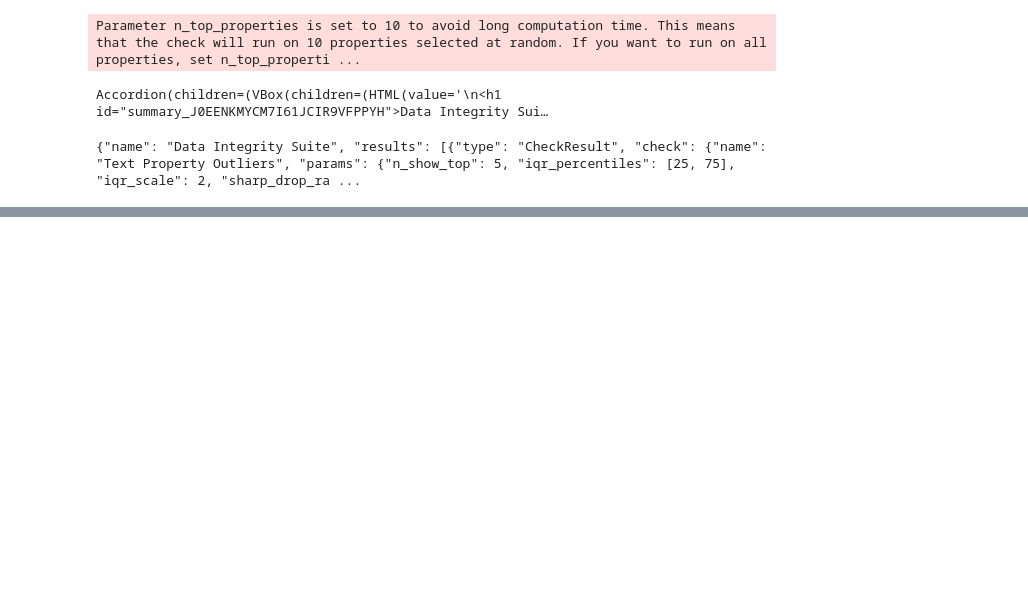
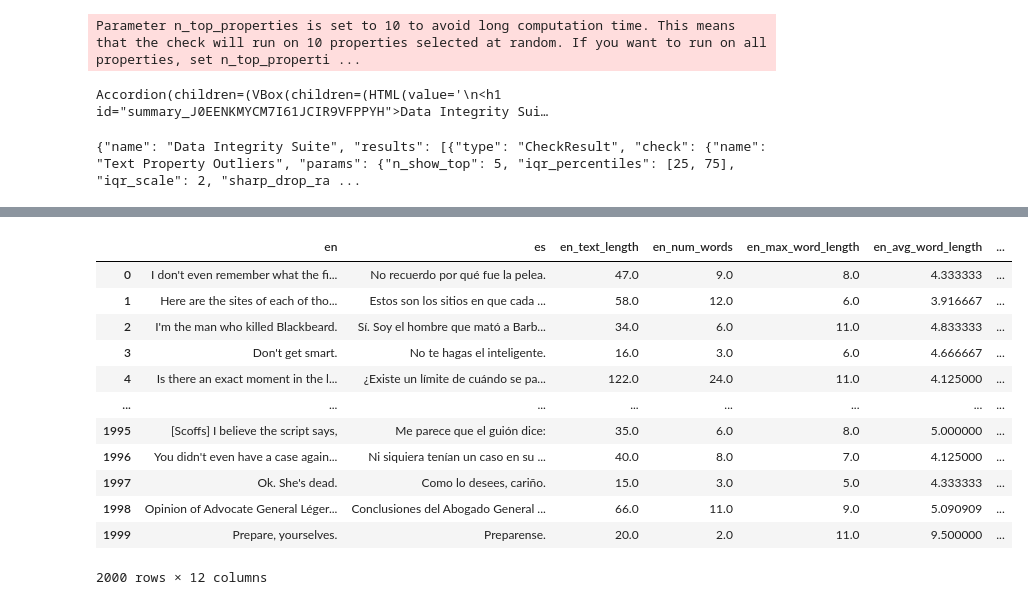
Before and after one commit to cmudig/Texture, a Jupyter notebook: analysis/opus100_analysis.ipynb, the cells around one changed output, grey strips where cells are left out. Saved outputs shown, nothing was run; the diff lists cells and outputs as text; code cells hidden in the pictures; blank space fills up the shorter version.

```diff
--- a/analysis/opus100_analysis.ipynb
+++ b/analysis/opus100_analysis.ipynb
@@ -130,0 +160,16 @@ df
+# %%
+extract_all_metadata(df)
+# %% [output]
+|  | en | es | en_text_length | en_num_words | en_max_word_length | en_avg_word_length | ... |
+| 0 | I don't even remember what the fi... | No recuerdo por qué fue la pelea. | 47.0 | 9.0 | 8.0 | 4.333333 | ... |
+| 1 | Here are the sites of each of tho... | Estos son los sitios en que cada ... | 58.0 | 12.0 | 6.0 | 3.916667 | ... |
+| 2 | I'm the man who killed Blackbeard. | Sí. Soy el hombre que mató a Barb... | 34.0 | 6.0 | 11.0 | 4.833333 | ... |
+| 3 | Don't get smart. | No te hagas el inteligente. | 16.0 | 3.0 | 6.0 | 4.666667 | ... |
+| 4 | Is there an exact moment in the l... | ¿Existe un límite de cuándo se pa... | 122.0 | 24.0 | 11.0 | 4.125000 | ... |
+| ... | ... | ... | ... | ... | ... | ... | ... |
+| 1995 | [Scoffs] I believe the script says, | Me parece que el guión dice: | 35.0 | 6.0 | 8.0 | 5.000000 | ... |
+| 1996 | You didn't even have a case again... | Ni siquiera tenían un caso en su ... | 40.0 | 8.0 | 7.0 | 4.125000 | ... |
+| 1997 | Ok. She's dead. | Como lo desees, cariño. | 15.0 | 3.0 | 5.0 | 4.333333 | ... |
+| 1998 | Opinion of Advocate General Léger... | Conclusiones del Abogado General ... | 66.0 | 11.0 | 9.0 | 5.090909 | ... |
+| 1999 | Prepare, yourselves. | Preparense. | 20.0 | 2.0 | 11.0 | 9.500000 | ... |
+2000 rows × 12 columns
```
Also changed, not shown: parts of 6 cells of this notebook, 16 other files.
